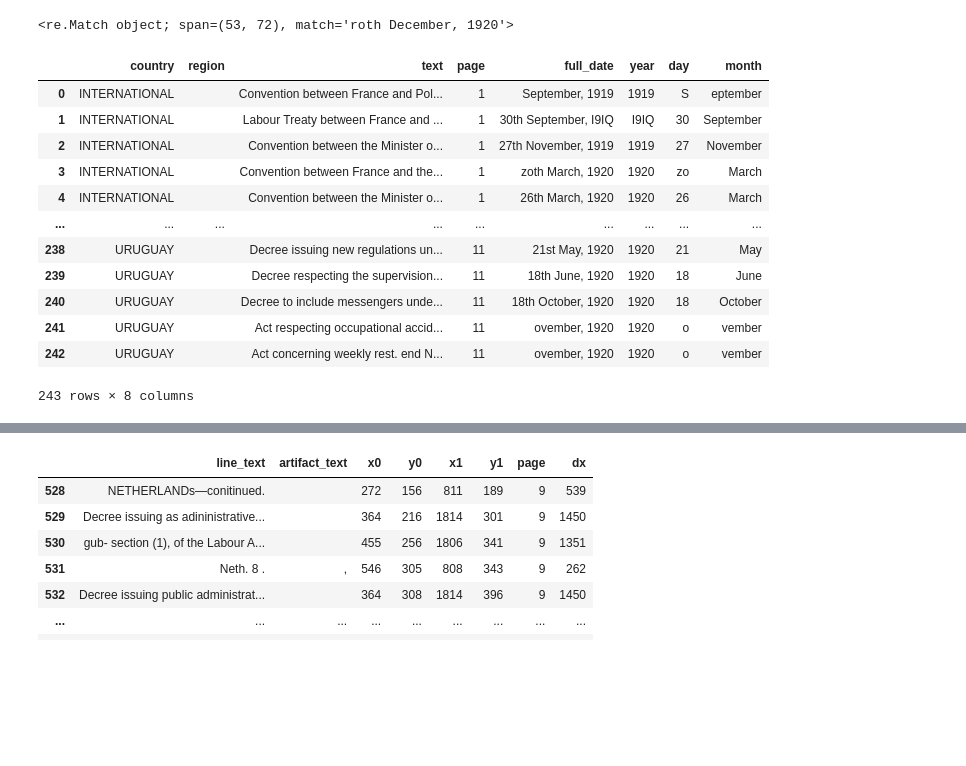
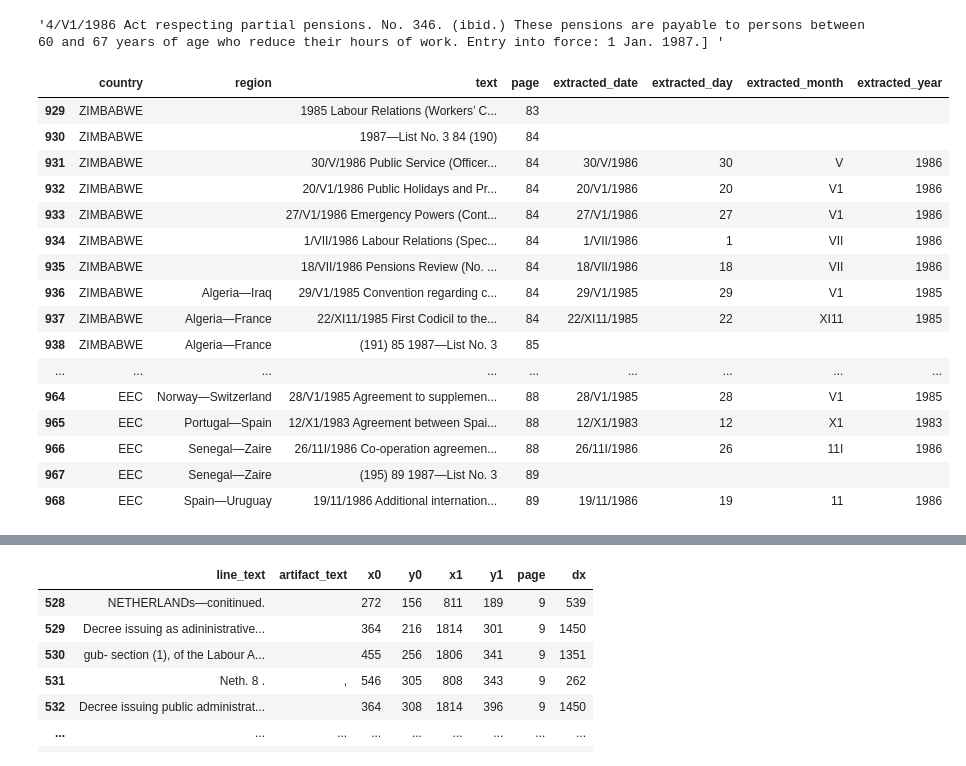
Before and after one commit to jeusa/indexex, a Jupyter notebook: code/index_extraction.ipynb, the cells around one changed output, grey strips where cells are left out. Cells and saved outputs as stored; diff of their text form; code cells hidden in the pictures; blank space fills up the shorter version.

Commit message:
ADD: normalization of dates

```diff
--- a/code/index_extraction.ipynb
+++ b/code/index_extraction.ipynb
@@ -27,7 +28,7 @@ test_dfs_dir = test_files_dir + "tesseract_data_frames/"
 test_output_dir = test_files_dir + "extracted_indexes/"
 test_files = util.list_files(test_files_dir)
 test_dfs = util.list_files(test_dfs_dir)
-file = test_dfs[-1]
+file = test_dfs[-2]
 
 indexes_path = "/home/jeusa/Files/Documents/Indexex/ILO_yearly_indices/tesseract_data_frames"
 output_dir = "/home/jeusa/Files/Documents/Indexex/ILO_yearly_indices/extracted_indexes"
@@ -111,32 +105,31 @@ rec_df.loc[rec_df["page"]==10]
 # %%
-a = rec_df.loc[201]["text"]
-re.search(re_d3, a)
+a = rec_df.loc[209]["text"]
+a
 # %% [output]
-<re.Match object; span=(53, 72), match='roth December, 1920'>
+'4/V1/1986 Act respecting partial pensions. No. 346. (ibid.) These pensions are payable to persons between 60 and 67 years of age who reduce their hours of work. Entry into force: 1 Jan. 1987.] '
 # %%
 def extract_dates(rec_df):
     df = rec_df.copy()
-    df["full_date"] = ""
-    df["day"] = 0
-    df["month"] = ""
-    df["year"] = 0
+    df["extracted_date"] = ""
+    df["extracted_day"] = ""
+    df["extracted_month"] = ""
+    df["extracted_year"] = ""
 
-    digits = "[0-9oOIlSQrizZ]"
-    re_d1 = "^(([A-Za-z]{3}[.:,]{0,3}|[A-Za-z]{4}.?) ?([1-3IlzZr]?" + digits + ")(?![0-9])(st|nd|rd|th)?)" # in the beginning, example: Nov. 4 | July 25th
-    re_d2 = "^(([1-3IlzZ]?" + digits + ")/([I1l]{0,3}[VX]?[I1l]{0,3})/" + digits + "{4})" # in the beginning, example: 13/III/1986 | 7/11/198S
-    re_d3 = "(([1-3IlzZr]?" + digits + ")(st|nd|rd|th)? ?([A-Za-z]{3,})[,.] ?([I1lr]" + digits + "{3}))" # towards the end, example: 25th February, 1929
-
+    digits = "[0-9oOIltriSQzZ]"
+    re_d1 = "^(([A-Za-z]{3}[.:,]{0,3}|[A-Za-z]{4}.?) ?([1-3IlzZr]?" + digits + ")(?![0-9])(st|nd|rd|fd|th)?)" # in the beginning, example: Nov. 4 | July 25th
+    re_d2 = "^(([1-3IirltzZ]?" + digits + ")[/,;.]{1,2}([I1l]{0,3}[VX]?[I1l]{0,3})[/,;.]{1,2}" + digits + "{4})" # in the beginning, example: 13/III/1986 | 7/11/198S
+    re_d3 = "(([1-3IirltzZr]?" + digits + ")(st|nd|rd|fd|th)? ?([A-Za-z]{3,})[,.]? ?([Ii1lrt]" + digits + "{3}))" # towards the end, example: 25th February, 1929
     dt = extract.get_date_type(df)
     re_d = None
     day_g = 0
     month_g = 0
 
     if dt > -1:
-        if dt==1: #TODO: TEST THIS
+        if dt==1:
             re_d = re_d1
             day_g = 3
             month_g = 2
-        if dt==2: #TODO: TEST THIS
+        if dt==2:
             re_d = re_d2
             day_g = 2
             month_g = 3
@@ -146,36 +139,46 @@ def extract_dates(rec_df):
             month_g = 4
 
         for i, row in df.iterrows():
+            text = re.sub("[\"'`“´‘]", "", row["text"])
+            d = None
+
+            if dt != 2:
+                text = re.sub("[,.]", "", text)
             if dt != 3:
-                d = re.search(re_d, row["text"])
+                d = re.search(re_d, text)
             if dt == 3:
-                for m in re.finditer(re_d, row["text"]):
+                for m in re.finditer(re_d, text):
                     d = m
 
             if not d == None:
-                df.loc[i, "full_date"] = d.group(1)
-                df.loc[i, "day"] = d.group(day_g)
-                df.loc[i, "month"] = d.group(month_g)
+                df.loc[i, "extracted_date"] = d.group(1)
+                df.loc[i, "extracted_day"] = d.group(day_g)
+                df.loc[i, "extracted_month"] = d.group(month_g)
 
                 if dt != 1:
                     y = re.search(digits + "{4}", d.group(1))
-                    df.loc[i, "year"] = y.group()
+                    df.loc[i, "extracted_year"] = y.group()
 
 
     return df
 # %%
-extract_dates(rec_df)
+df_r = extract_dates(rec_df)
+df_r.tail(40)
 # %% [output]
-|  | country | region | text | page | full_date | year | day | month |
-| 0 | INTERNATIONAL |  | Convention between France and Pol... | 1 | September, 1919 | 1919 | S | eptember |
-| 1 | INTERNATIONAL |  | Labour Treaty between France and ... | 1 | 30th September, I9IQ | I9IQ | 30 | September |
-| 2 | INTERNATIONAL |  | Convention between the Minister o... | 1 | 27th November, 1919 | 1919 | 27 | November |
-| 3 | INTERNATIONAL |  | Convention between France and the... | 1 | zoth March, 1920 | 1920 | zo | March |
-| 4 | INTERNATIONAL |  | Convention between the Minister o... | 1 | 26th March, 1920 | 1920 | 26 | March |
+|  | country | region | text | page | extracted_date | extracted_day | extracted_month | extracted_year |
+| 929 | ZIMBABWE |  | 1985 Labour Relations (Workers’ C... | 83 |  |  |  |  |
+| 930 | ZIMBABWE |  | 1987—List No. 3 84 (190) | 84 |  |  |  |  |
+| 931 | ZIMBABWE |  | 30/V/1986 Public Service (Officer... | 84 | 30/V/1986 | 30 | V | 1986 |
+| 932 | ZIMBABWE |  | 20/V1/1986 Public Holidays and Pr... | 84 | 20/V1/1986 | 20 | V1 | 1986 |
+| 933 | ZIMBABWE |  | 27/V1/1986 Emergency Powers (Cont... | 84 | 27/V1/1986 | 27 | V1 | 1986 |
+| 934 | ZIMBABWE |  | 1/VII/1986 Labour Relations (Spec... | 84 | 1/VII/1986 | 1 | VII | 1986 |
+| 935 | ZIMBABWE |  | 18/VII/1986 Pensions Review (No. ... | 84 | 18/VII/1986 | 18 | VII | 1986 |
+| 936 | ZIMBABWE | Algeria—Iraq | 29/V1/1985 Convention regarding c... | 84 | 29/V1/1985 | 29 | V1 | 1985 |
+| 937 | ZIMBABWE | Algeria—France | 22/XI11/1985 First Codicil to the... | 84 | 22/XI11/1985 | 22 | XI11 | 1985 |
+| 938 | ZIMBABWE | Algeria—France | (191) 85 1987—List No. 3 | 85 |  |  |  |  |
 | ... | ... | ... | ... | ... | ... | ... | ... | ... |
-| 238 | URUGUAY |  | Decree issuing new regulations un... | 11 | 21st May, 1920 | 1920 | 21 | May |
-| 239 | URUGUAY |  | Decree respecting the supervision... | 11 | 18th June, 1920 | 1920 | 18 | June |
-| 240 | URUGUAY |  | Decree to include messengers unde... | 11 | 18th October, 1920 | 1920 | 18 | October |
-| 241 | URUGUAY |  | Act respecting occupational accid... | 11 | ovember, 1920 | 1920 | o | vember |
-| 242 | URUGUAY |  | Act concerning weekly rest. end N... | 11 | ovember, 1920 | 1920 | o | vember |
+| 964 | EEC | Norway—Switzerland | 28/V1/1985 Agreement to supplemen... | 88 | 28/V1/1985 | 28 | V1 | 1985 |
+| 965 | EEC | Portugal—Spain | 12/X1/1983 Agreement between Spai... | 88 | 12/X1/1983 | 12 | X1 | 1983 |
+| 966 | EEC | Senegal—Zaire | 26/11I/1986 Co-operation agreemen... | 88 | 26/11I/1986 | 26 | 11I | 1986 |
+| 967 | EEC | Senegal—Zaire | (195) 89 1987—List No. 3 | 89 |  |  |  |  |
+| 968 | EEC | Spain—Uruguay | 19/11/1986 Additional internation... | 89 | 19/11/1986 | 19 | 11 | 1986 |
-243 rows × 8 columns
```
Also changed, not shown: parts of 10 cells of this notebook, 2 other files.
